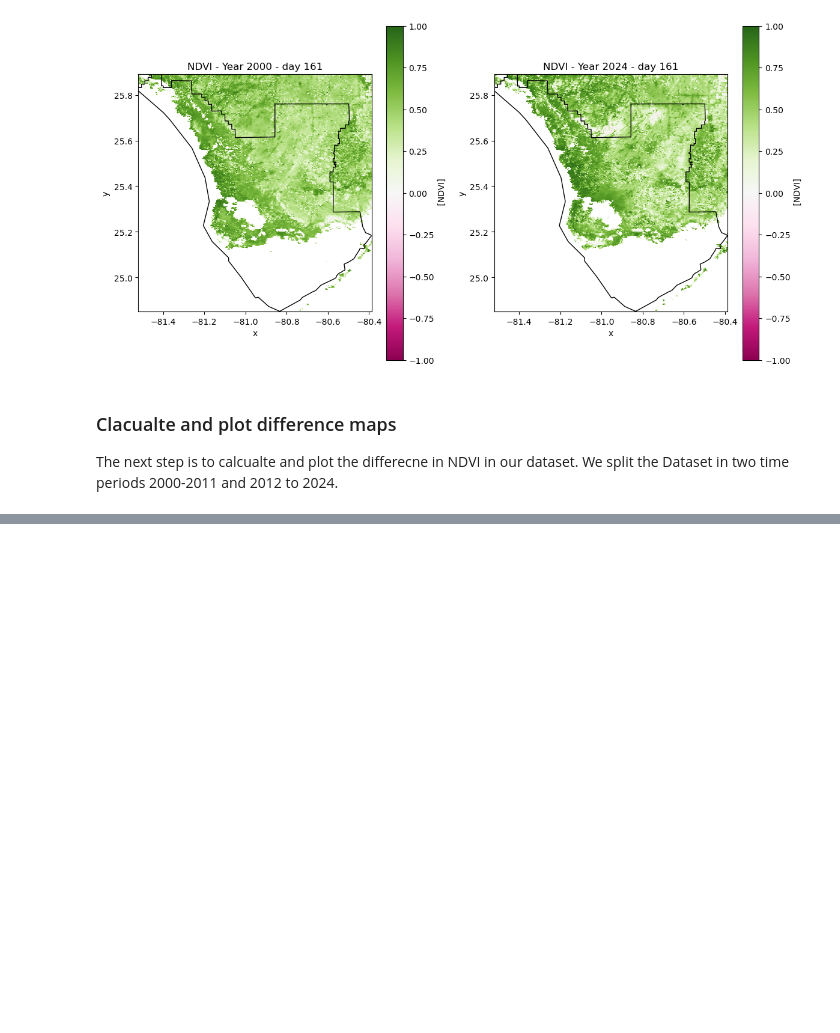
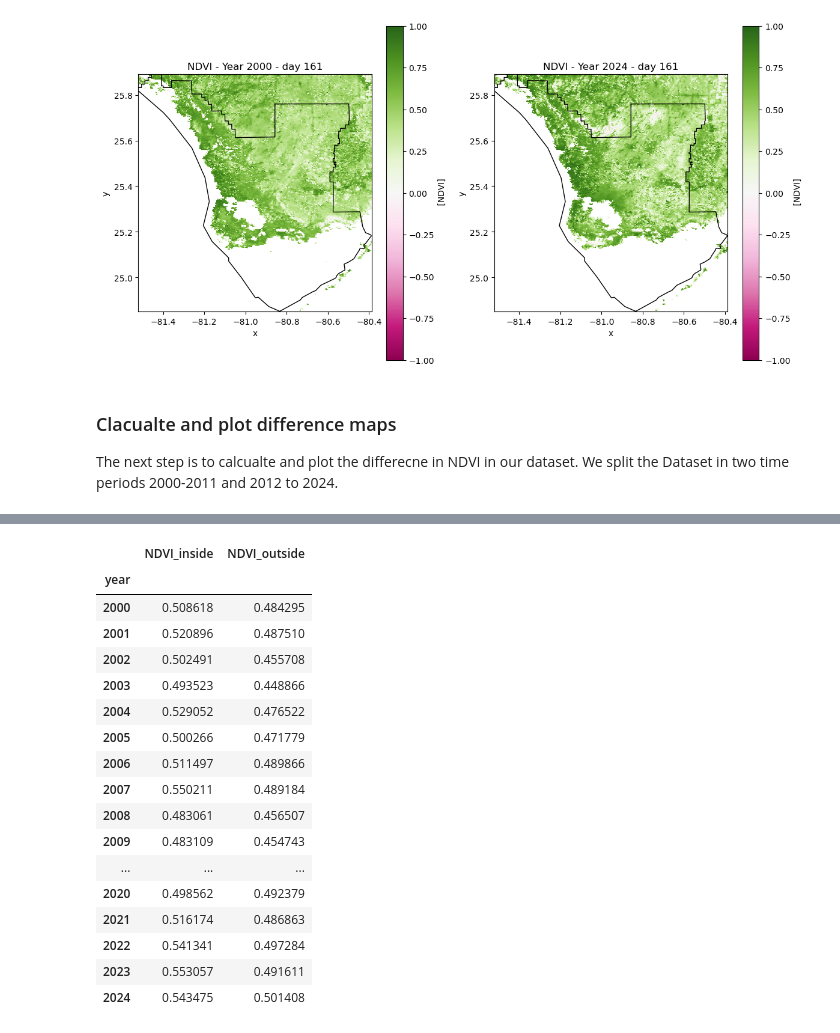
Before and after one commit to earthlab-education/04-vegetation-MarJess, a Jupyter notebook: notebooks/vegetation_portolio.ipynb, the cells around one changed output, grey strips where cells are left out. Cells and saved outputs as stored; diff of their text form; code cells hidden in the pictures; blank space fills up the shorter version.

```diff
--- a/notebooks/vegetation_portolio.ipynb
+++ b/notebooks/vegetation_portolio.ipynb
@@ -257,0 +316,27 @@ ndvi_diff = (
+# %%
+# Join inside and outside DataFrames and rename/add suffix to column names
+august_ndvi_df = (
+            august_ndvi_inside_df[['NDVI']]           # NDVI data from for the first DataFrame
+            .join(august_ndvi_outside_df[['NDVI']],   # NDVI from the second DataFrame
+            lsuffix='_inside',                      # rename first
+            rsuffix='_outside'))                    # rename second
+august_ndvi_df
+# %% [output]
+|  | NDVI_inside | NDVI_outside |
+| year |  |  |
+| 2000 | 0.508618 | 0.484295 |
+| 2001 | 0.520896 | 0.487510 |
+| 2002 | 0.502491 | 0.455708 |
+| 2003 | 0.493523 | 0.448866 |
+| 2004 | 0.529052 | 0.476522 |
+| 2005 | 0.500266 | 0.471779 |
+| 2006 | 0.511497 | 0.489866 |
+| 2007 | 0.550211 | 0.489184 |
+| 2008 | 0.483061 | 0.456507 |
+| 2009 | 0.483109 | 0.454743 |
+| ... | ... | ... |
+| 2020 | 0.498562 | 0.492379 |
+| 2021 | 0.516174 | 0.486863 |
+| 2022 | 0.541341 | 0.497284 |
+| 2023 | 0.553057 | 0.491611 |
+| 2024 | 0.543475 | 0.501408 |
```
Also changed, not shown: parts of 6 cells of this notebook.
